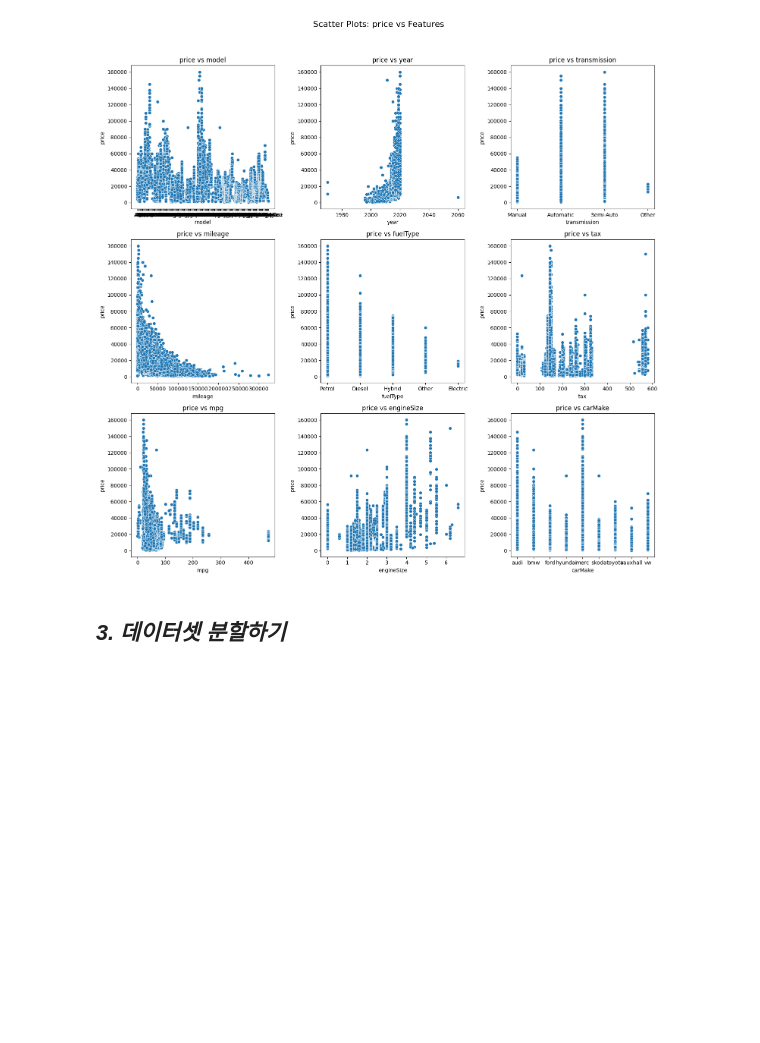
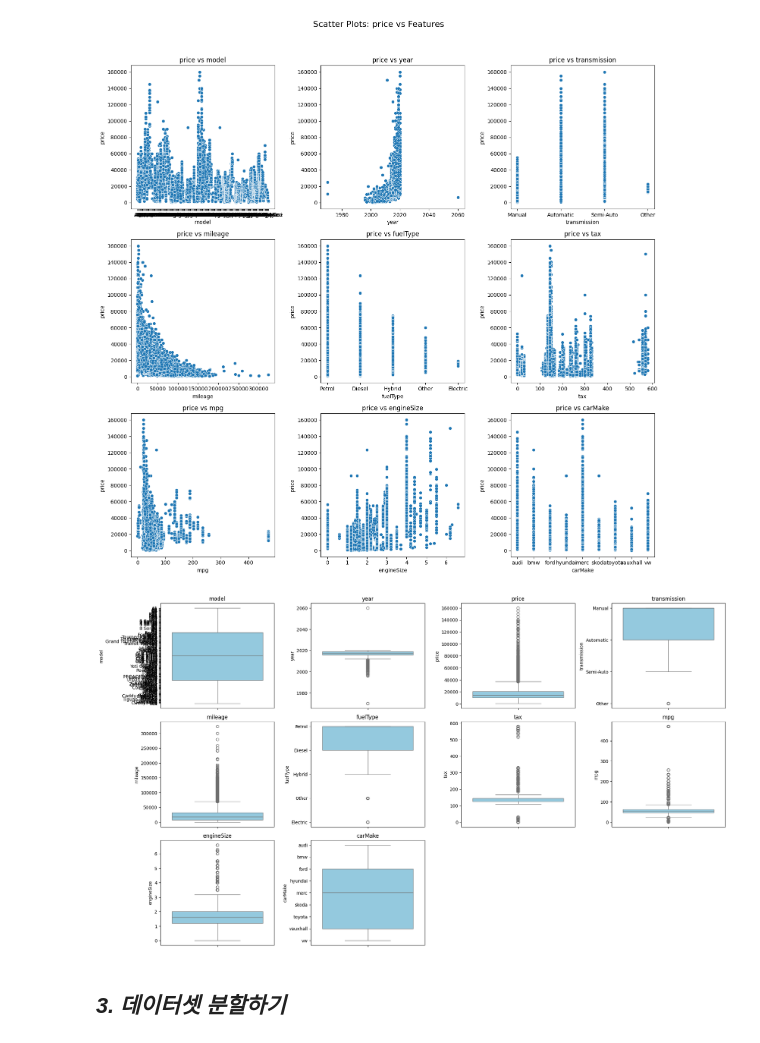
Before and after one commit to parkgunha/Chagawa_project, a Jupyter notebook: 건하_통합코드.ipynb, the cells around one changed output. Cells and saved outputs as stored; diff of their text form; code cells hidden in the pictures; blank space fills up the shorter version.

```diff
--- a/건하_통합코드.ipynb
+++ b/건하_통합코드.ipynb
@@ -186,6 +186,19 @@ plt.tight_layout(rect=[0, 0, 1, 0.95])  # 제목과 간격 조정
 plt.show()
 # %% [output]
 [figure]
+# %%
+# 수치형 feature에 대해 박스플롯 그리기
+
+plt.figure(figsize=(20, 15))  # 전체 플롯 크기 설정
+for i, column in enumerate(full2_data.columns, 1):
+    plt.subplot(4, 4, i)  # 4x4 subplot 생성
+    sns.boxplot(y=full2_data[column], color="skyblue")
+    plt.title(column, fontsize=12)
+    plt.tight_layout()  # 플롯 간격 조정
+
+plt.show()
+# %% [output]
+[figure, added]
 # %% [markdown]
 ## ***3. 데이터셋 분할하기***
 # %%
```
